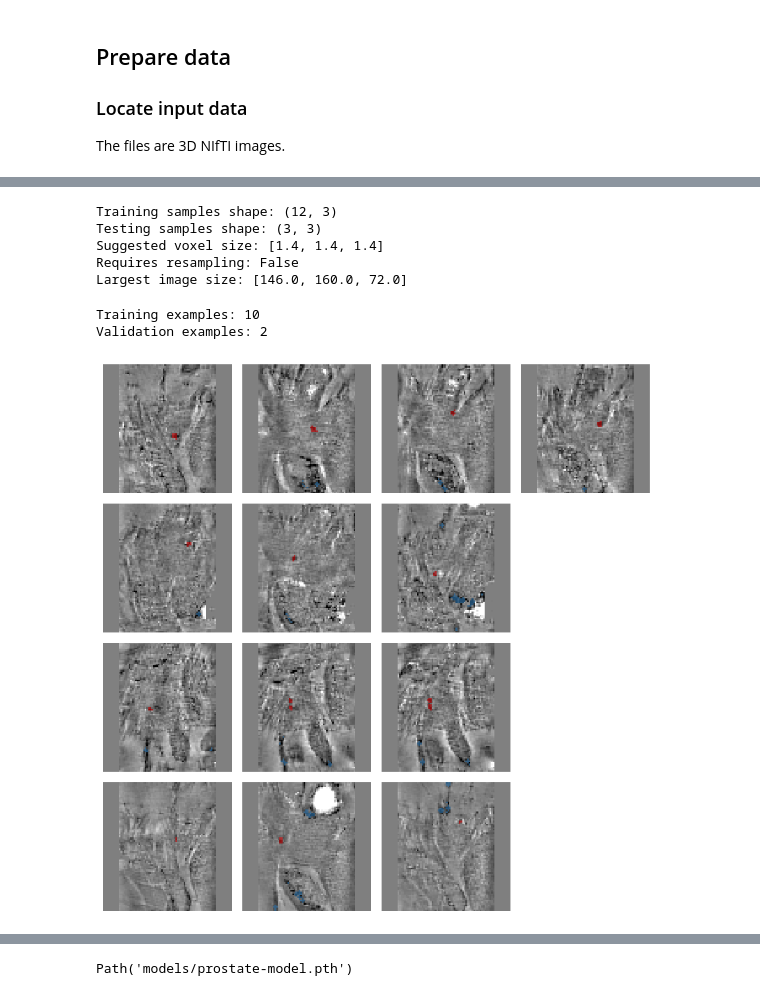
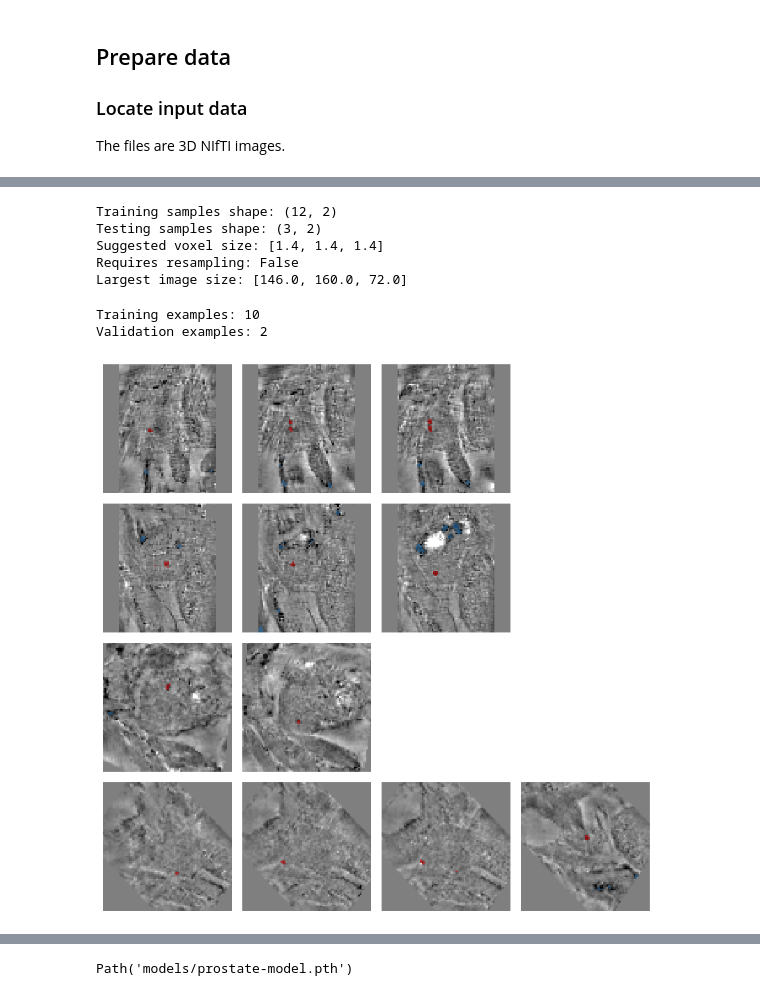
Before and after one commit to astewartau/prostate, a Jupyter notebook: 2_prostate.ipynb, the cells around one changed output, grey strips where cells are left out. Cells and saved outputs as stored; diff of their text form; code cells hidden in the pictures.

```diff
--- a/2_prostate.ipynb
+++ b/2_prostate.ipynb
@@ -102,6 +102,7 @@ The files are 3D NIfTI images.
 #t2s_files = [x for x in sorted(glob.glob(f"{bids_dir}/sub-*/ses-*/extra_data/*t2starmap.nii*"))]
 #mag_files = [x for x in sorted(glob.glob(f"{bids_dir}/sub-*/ses-*/extra_data/*magnitude_combined.nii*"))]
 assert(len(qsm_files) == len(seg_files))
-df = pd.DataFrame({ 'qsm_files' : qsm_files, 'seg_files' : seg_files, 't2s_files' : t2s_files })
+assert(len(qsm_files) == len(t2s_files))
+df = pd.DataFrame({ 'in_files' : [f"{qsm_files[i]};{t2s_files[i]}" for i in range(len(qsm_files))], 'seg_files' : seg_files })
 df
 # %% [output]
@@ -137,8 +138,8 @@ print(f"Suggested voxel size: {suggested_voxelsize}")
 print(f"Requires resampling: {requires_resampling}")
 print(f"Largest image size: {largest_imagesize}")
 # %% [output]
-Training samples shape: (12, 3)
-Testing samples shape: (3, 3)
+Training samples shape: (12, 2)
+Testing samples shape: (3, 2)
 Suggested voxel size: [1.4, 1.4, 1.4]
 Requires resampling: False
 Largest image size: [146.0, 160.0, 72.0]
@@ -215,28 +216,28 @@ def show_batch(x:MedImage, y:MedMask, samples, ctxs=None, max_n=6, nrows=None, n
 # %%
 dblock = MedDataBlock(
     blocks=(ImageBlock(cls=MedImage), MedMaskBlock),
     splitter=RandomSplitter(),#seed=42),
-    get_x=ColReader('qsm_files'),
+    get_x=ColReader('in_files'),
     get_y=ColReader('seg_files'),
     item_tfms=[
         PadOrCrop([80, 80, 80]),
         RandomFlip(axes=("LR",)),
         RandomFlip(axes=("AP",)),
         RandomAffine(degrees=(90, 90, 90)),
         ZNormalization(),
     ],
     reorder=requires_resampling,
     resample=suggested_voxelsize
 )
 
 dls = DataLoaders.from_dblock(dblock, train_df, bs=4)
 print(f"Training examples: {len(dls.train_ds.items)}")
 print(f"Validation examples: {len(dls.valid_ds.items)}")
 dls.show_batch(anatomical_plane=2)
 # %% [output]
 Training examples: 10
 Validation examples: 2
-[figure, old version]
+[figure, new version]
 # %%
 class MarkersIdentified(fastai.metrics.Metric):
     def __init__(self):
```
Also changed, not shown: parts of 9 cells of this notebook.
